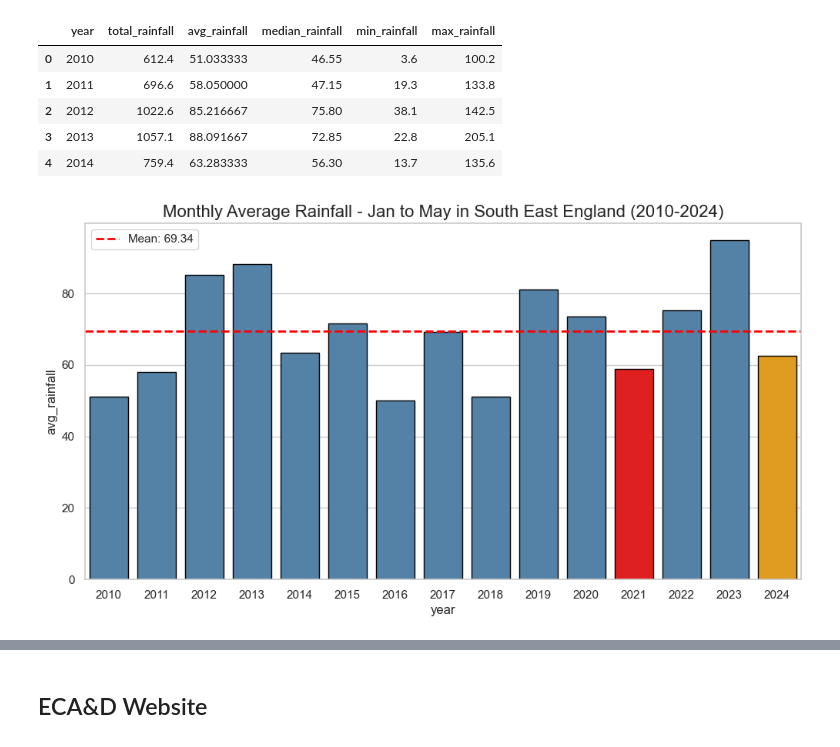
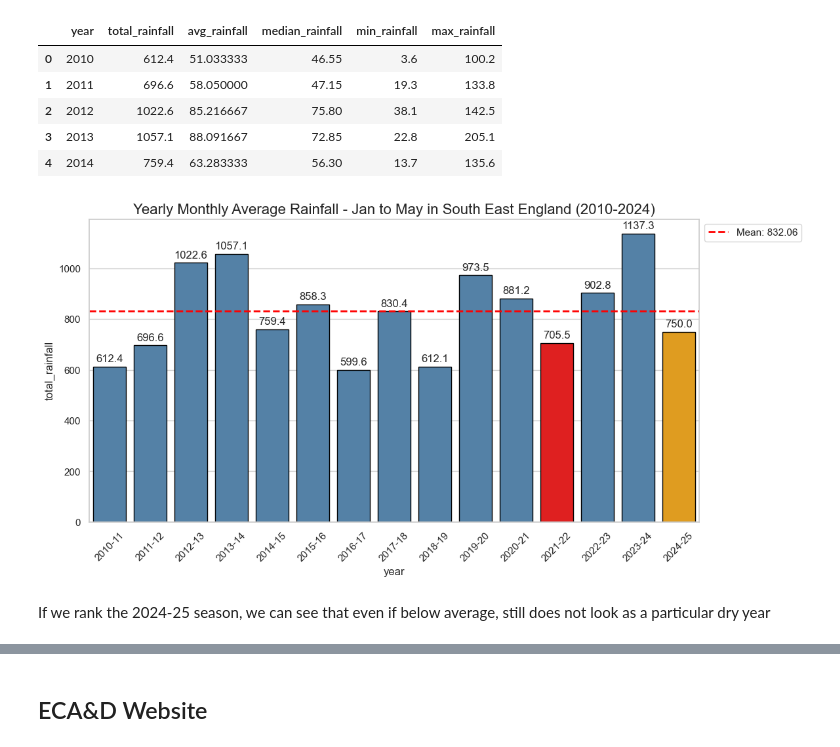
Before and after one commit to pacoraggio/London-Rainfall, a Jupyter notebook: data_source_analysis.ipynb, the cells around one changed output, grey strips where cells are left out. Drawn from its saved outputs; the diff is of its cells as text; code cells hidden in the pictures.

```diff
--- a/data_source_analysis.ipynb
+++ b/data_source_analysis.ipynb
@@ -428,7 +403,9 @@ water_yearly_stats.head()
 # %%
 start_year = 2010
 latest_yaer = 2024
 
-plot_rainfall(water_yearly_stats, start_year, latest_yaer, feature='avg_rainfall', special_year=2021, title_label='Monthly Average Rainfall - Jan to May')
+plot_rainfall(water_yearly_stats, start_year, latest_yaer, feature='total_rainfall', special_year=2021, title_label='Yearly Monthly Average Rainfall - Jan to May', year_shift=True)
 # %% [output]
-[figure, old version]
+[figure, new version]
+# %% [markdown]
+If we rank the 2024-25 season, we can see that even if below average, still does not look as a particular dry year
```
Also changed, not shown: parts of 19 cells of this notebook.
